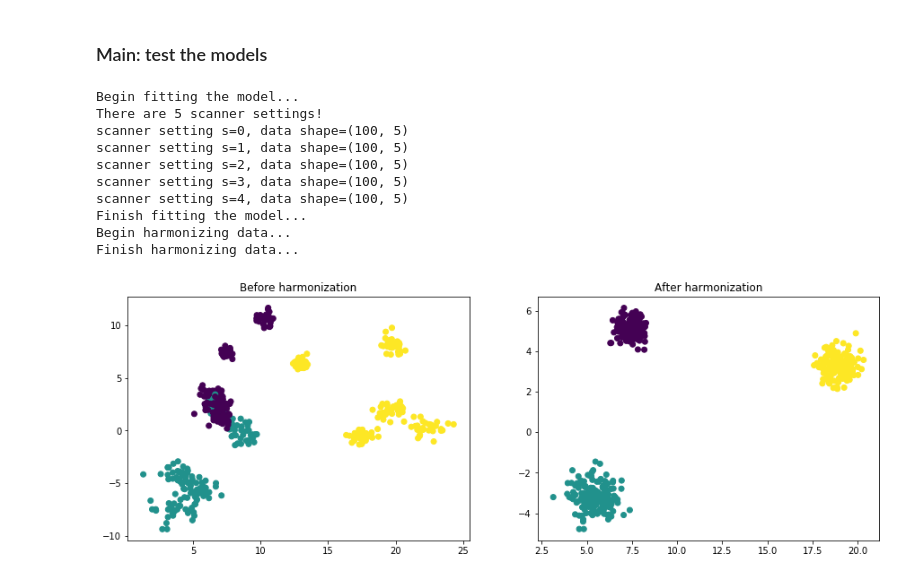
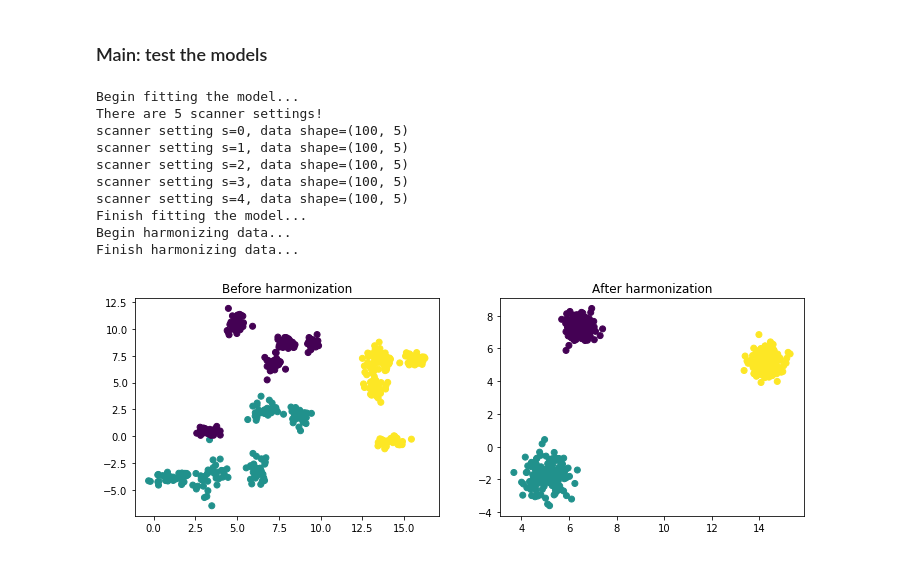
Before and after one commit to Yingping-LI/Harmonization_methods, a Jupyter notebook: test_example.ipynb, the cells around one changed output. Saved outputs shown, nothing was run; the diff lists cells and outputs as text; code cells hidden in the pictures.

Commit message:
modify the scanner effects parameters

```diff
--- a/test_example.ipynb
+++ b/test_example.ipynb
@@ -14,9 +14,9 @@ def add_scanner_effects(data):
     n_samples, n_features=data.shape
 
     #generate random scanner effects
-    addictive_scanner_effects=np.random.randint(0,10,size=n_features)
+    addictive_scanner_effects=np.random.randint(0,1000,size=n_features)*0.01
     addictive_scanner_effects=np.array(addictive_scanner_effects)[np.newaxis,:]
-    multiplicative_scanner_effects=np.random.randint(10,30,size=n_features)/20
+    multiplicative_scanner_effects=np.random.randint(1,39,size=n_features)/20
     multiplicative_scanner_effects=np.array(multiplicative_scanner_effects)[np.newaxis,:]
 
     #add addictive scanner effects
@@ -72,32 +72,32 @@ def get_simulated_data(n_settings):
 data_with_scanner_effects, setting_labels, class_labels, clear_data=get_simulated_data(n_settings=5)
 
 
 #-------remove scanner effects---------------
 myModel=ComBat_MLE()
 harmonized_data=myModel.harmonize_data(data_with_scanner_effects,setting_labels)
 
 
 #-----show the harmonization results-----------
-plt.figure(figsize=(15,5))
+plt.figure(figsize=(12,4))
 
 subfig1=plt.subplot(121)
 subfig1.set_title("Before harmonization")
 plt.scatter(data_with_scanner_effects[:, 0], data_with_scanner_effects[:, 1], c=class_labels)
 
 subfig2=plt.subplot(122)
 subfig2.set_title("After harmonization")
 plt.scatter(harmonized_data[:,0], harmonized_data[:,1], c= class_labels)
 
 plt.show()
 # %% [output]
 Begin fitting the model...
 There are 5 scanner settings!
 scanner setting s=0, data shape=(100, 5)
 scanner setting s=1, data shape=(100, 5)
 scanner setting s=2, data shape=(100, 5)
 scanner setting s=3, data shape=(100, 5)
 scanner setting s=4, data shape=(100, 5)
 Finish fitting the model...
 Begin harmonizing data...
 Finish harmonizing data...
-[figure, old version]
+[figure, new version]
```
